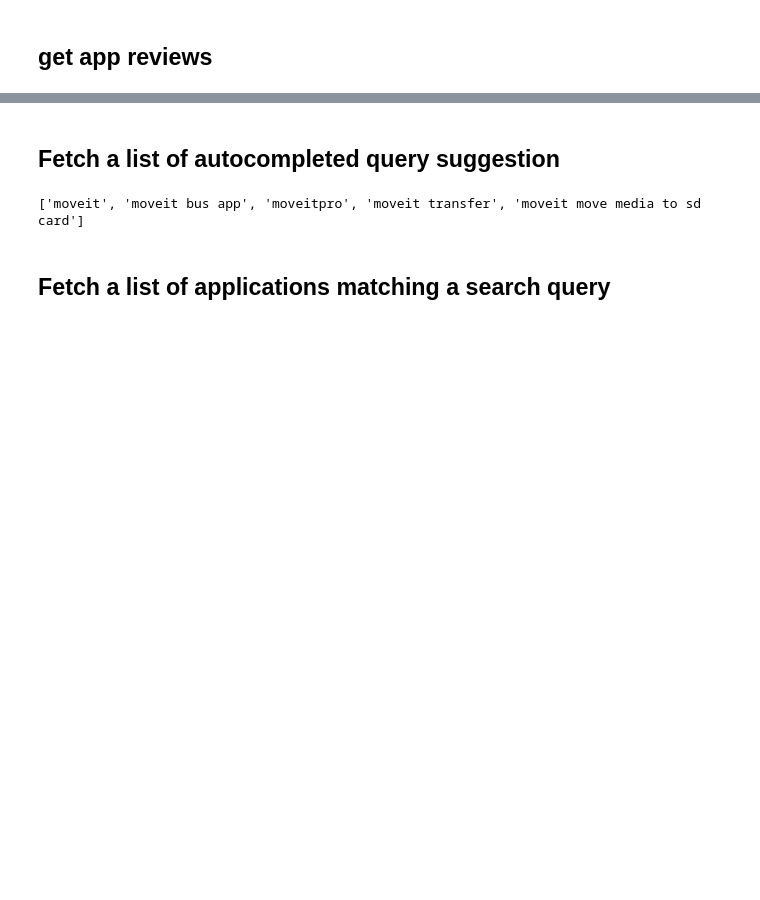
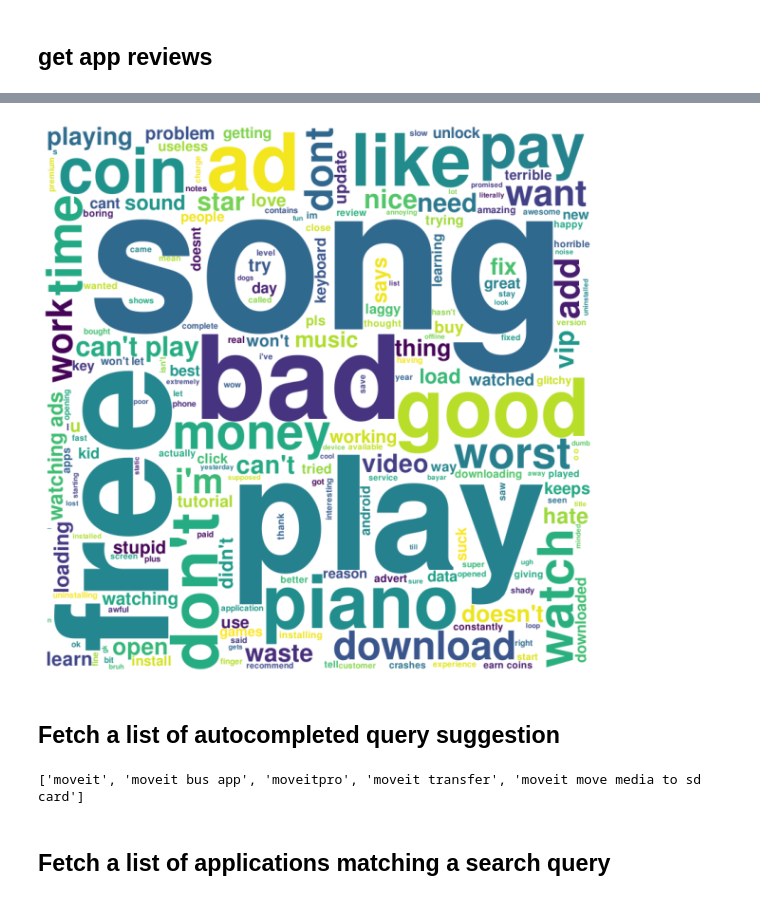
Before and after one commit to elada94/Google-Play-data-scraper, a Jupyter notebook: google scrper.ipynb, the cells around one changed output, grey strips where cells are left out. Cells and saved outputs as stored; diff of their text form; code cells hidden in the pictures; blank space fills up the shorter version.

```diff
--- a/google scrper.ipynb
+++ b/google scrper.ipynb
@@ -141,7 +152,7 @@ y = []
 
 plt.figure(figsize=(8,5))
 
-with open(CSVPath,'r') as csvfile:
+with open(app_comparison_csv,'r',encoding="utf8") as csvfile:
     plots = csv.reader(csvfile, delimiter = ',')
     next(plots, None)
 
@@ -200,3 +209,59 @@ df
+# %%
+# Python program to generate WordCloud
+
+
+# read csv file
+df = pd.read_csv(reviews_csv)
+
+# filter by rewviw rate
+df = df[df['Rate']<3]
+
+# filter by single year
+df['Date'] = pd.to_datetime(df['Date'], errors='coerce')
+df = df[df['Date'].dt.strftime('%Y') > '2020']
+
+comment_words = ''
+
+# remove stopwords in english and hebrew
+remove={'app','game'}
+union_stopwords = set.union(adv.stopwords['hebrew'], adv.stopwords['english'],remove)
+
+stopwords = union_stopwords
+
+# iterate through the csv file
+for val in df.Review:
+
+    # typecaste each val to string
+    val = str(val)
+
+    # split the value
+    tokens = val.split()
+
+    # Converts each token into lowercase
+    for i in range(len(tokens)):
+        tokens[i] = tokens[i].lower()
+
+    comment_words += " ".join(tokens)+" "
+
+# use get_display to display hebrew
+# comment_words=get_display(comment_words)
+
+wordcloud = WordCloud(font_path='FreeSansBold.ttf',
+                    width = 800, height = 800,
+                    background_color ='white',
+                    stopwords = union_stopwords,
+                    min_font_size = 10,
+                    collocations=True).generate(comment_words)
+
+# plot the WordCloud image
+plt.figure(figsize = (8, 8), facecolor = None)
+plt.imshow(wordcloud)
+plt.axis("off")
+plt.tight_layout(pad = 0)
+
+plt.show()
+# %% [output]
+[figure, added]
 # %% [markdown]
 ## Fetch a list of autocompleted query suggestion
 # %%
```
Also changed, not shown: parts of 13 cells of this notebook.
